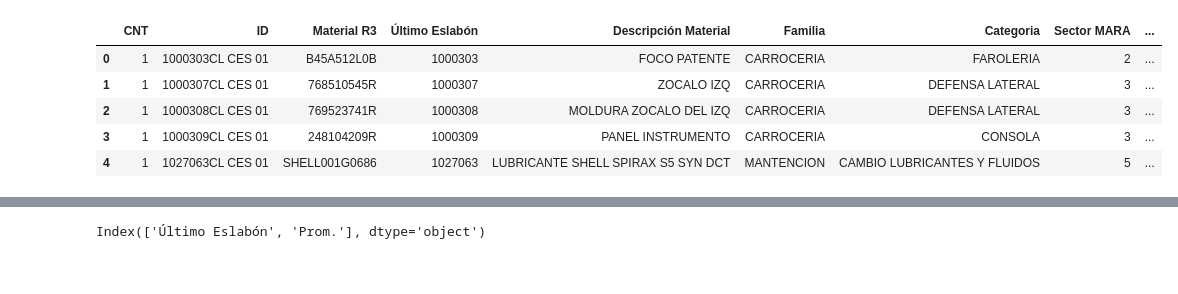
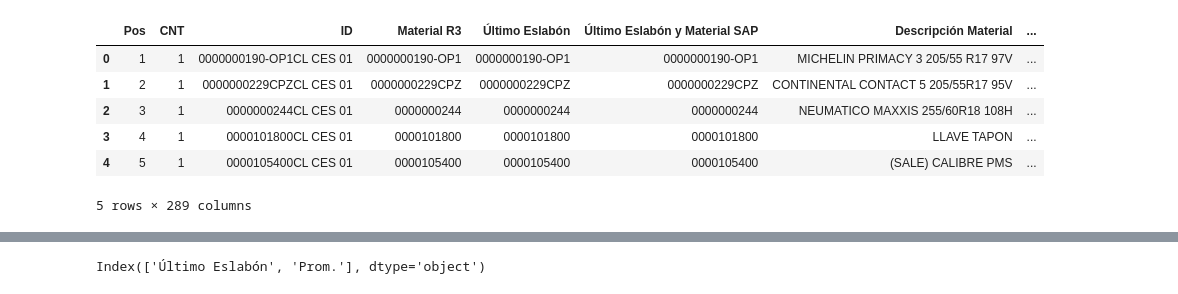
Before and after one commit to lukasravlic/fc_error_oem, a Jupyter notebook: fc_error_oem.ipynb, the cells around one changed output, grey strips where cells are left out. Cells and saved outputs as stored; diff of their text form; code cells hidden in the pictures.

```diff
--- a/fc_error_oem.ipynb
+++ b/fc_error_oem.ipynb
@@ -128,16 +134,18 @@ Plan de mantención / Obsolescencia       1
 Name: count, dtype: int64
 # %%
 #localizacion de el archivo de codigo actual para las cadenas de reemplazo
-maestro = f"C:/Users/{nombre_usuario}/Inchcape/Planificación y Compras Chile - Documentos/Planificación y Compras Maestros"
+maestro = f"C:/Users/{nombre_usuario}/Inchcape/Planificación y Compras Chile - Documentos/Planificación y Compras Maestros/{hoy.year}/{hoy.year}-{str(hoy.month).zfill(2)}"
 dir_maestro = os.listdir(maestro)
-for c_año in dir_maestro:
-    if str(hoy.year) in c_año:
-        c_carpeta = os.path.join(maestro, c_año)
-        c_mes = os.listdir(c_carpeta)
-        c_arch = os.path.join(c_carpeta, c_mes[-1])
-        archivos = os.listdir(c_arch)
-        print(archivos)
-        for a in archivos:
-            if 'COD_ACTUAL_R3' in a:
-                ruta_cad = os.path.join(c_arch, a)
-                cadena_de_remplazo = pd.read_excel(ruta_cad, usecols= ['Nro_pieza_fabricante_1',	'Cod_Actual_1'] )
+
+for a in dir_maestro:
+
+#     if str(hoy.year) in c_año:
+#         c_carpeta = os.path.join(maestro, c_año)
+#         c_mes = os.listdir(c_carpeta)
+#         c_arch = os.path.join(c_carpeta, c_mes[-1])
+#         archivos = os.listdir(c_arch)
+#         print(archivos)
+
+    if 'COD_ACTUAL_R3' in a:
+        ruta_cad = os.path.join(maestro, a)
+        cadena_de_remplazo = pd.read_excel(ruta_cad, usecols= ['Nro_pieza_fabricante_1',	'Cod_Actual_1'] )
@@ -155,6 +165,6 @@ df_ventas_p = df_ventas_p[['Último Eslabón', 'Prom.']]
 # %%
-df_n1['Material R3'] = df_n1['Material R3'].astype('str')
-df_n1 = pd.merge(df_n1,cadena_de_remplazo, left_on='Material R3', right_on='Nro_pieza_fabricante_1', how='left')
+df_n1['Último Eslabón y Material SAP'] = df_n1['Último Eslabón y Material SAP'].astype('str')
+df_n1 = pd.merge(df_n1,cadena_de_remplazo, left_on='Último Eslabón y Material SAP', right_on='Nro_pieza_fabricante_1', how='left')
 
 # # #df_n1 = df_n1.drop(['Cod_Actual_1','Nro_pieza_fabricante_1','Cod_Actual_1_UE2','Nro_pieza_fabricante_1_UE2','Cod_Actual_1_Cod_Actual_1', 'Nro_pieza_fabricante_1_Cod_Actual_1'], axis=1)
 # # #df_n4['Ult. Eslabón'] = df_n4['Ult. Eslabón'].astype('str')
@@ -163,7 +173,7 @@ df_n1 = pd.merge(df_n1,cadena_de_remplazo, left_on='Material R3', right_on='Nro_
 df_n4['Material R3'] = df_n4['Material R3'].astype('str')
 df_n4 = pd.merge(df_n4,cadena_de_remplazo, left_on='Material R3', right_on='Nro_pieza_fabricante_1', how='left')
 # %%
-df_n1['Cod_Actual_1'] = df_n1['Cod_Actual_1'].fillna(df_n1['Material R3'])
+df_n1['Cod_Actual_1'] = df_n1['Cod_Actual_1'].fillna(df_n1['Último Eslabón y Material SAP'])
 
 df_n4['Cod_Actual_1'] = df_n4['Cod_Actual_1'].fillna(df_n4['Material R3'])
 # %%
@@ -202,8 +211,8 @@ busqueda_fc_n4_anas =  f'{n_b_fc} 00:00:00.1'
 
 
 
-desired_column_index = 74  # El índice 57 corresponde a la columna número 58
-desired_column_index_2 = 77  # El índice 57 corresponde a la columna número 58
+desired_column_index = 88  # El índice 57 corresponde a la columna número 58
+desired_column_index_2 = 76  # El índice 57 corresponde a la columna número 58
 
 # Accede a la columna por su índice
 desired_column = df_n1.iloc[:, desired_column_index]
@@ -248,14 +271,15 @@ df_n1['fc'].sum()
 df_n1['Periodo'] = 'N-1'
 df_n4['Periodo'] = 'N-4'
 # %%
-df_n4.head()
+df_n1.head()
 # %% [output]
-|  | CNT | ID | Material R3 | Último Eslabón | Descripción Material | Familia | Categoria | Sector MARA | ... |
-| 0 | 1 | 1000303CL CES 01 | B45A512L0B | 1000303 | FOCO PATENTE | CARROCERIA | FAROLERIA | 2 | ... |
-| 1 | 1 | 1000307CL CES 01 | 768510545R | 1000307 | ZOCALO IZQ | CARROCERIA | DEFENSA LATERAL | 3 | ... |
-| 2 | 1 | 1000308CL CES 01 | 769523741R | 1000308 | MOLDURA ZOCALO DEL IZQ | CARROCERIA | DEFENSA LATERAL | 3 | ... |
-| 3 | 1 | 1000309CL CES 01 | 248104209R | 1000309 | PANEL INSTRUMENTO | CARROCERIA | CONSOLA | 3 | ... |
-| 4 | 1 | 1027063CL CES 01 | SHELL001G0686 | 1027063 | LUBRICANTE SHELL SPIRAX S5 SYN DCT | MANTENCION | CAMBIO LUBRICANTES Y FLUIDOS | 5 | ... |
+|  | Pos | CNT | ID | Material R3 | Último Eslabón | Último Eslabón y Material SAP | Descripción Material | ... |
+| 0 | 1 | 1 | 0000000190-OP1CL CES 01 | 0000000190-OP1 | 0000000190-OP1 | 0000000190-OP1 | MICHELIN PRIMACY 3 205/55 R17 97V | ... |
+| 1 | 2 | 1 | 0000000229CPZCL CES 01 | 0000000229CPZ | 0000000229CPZ | 0000000229CPZ | CONTINENTAL CONTACT 5 205/55R17 95V | ... |
+| 2 | 3 | 1 | 0000000244CL CES 01 | 0000000244 | 0000000244 | 0000000244 | NEUMATICO MAXXIS 255/60R18 108H | ... |
+| 3 | 4 | 1 | 0000101800CL CES 01 | 0000101800 | 0000101800 | 0000101800 | LLAVE TAPON | ... |
+| 4 | 5 | 1 | 0000105400CL CES 01 | 0000105400 | 0000105400 | 0000105400 | (SALE) CALIBRE PMS | ... |
+5 rows × 289 columns
 # %%
 df_consolidado = pd.concat([df_n1,df_n4], ignore_index=True)
 # %%
```
Also changed, not shown: parts of 39 cells of this notebook, 2 other files.
